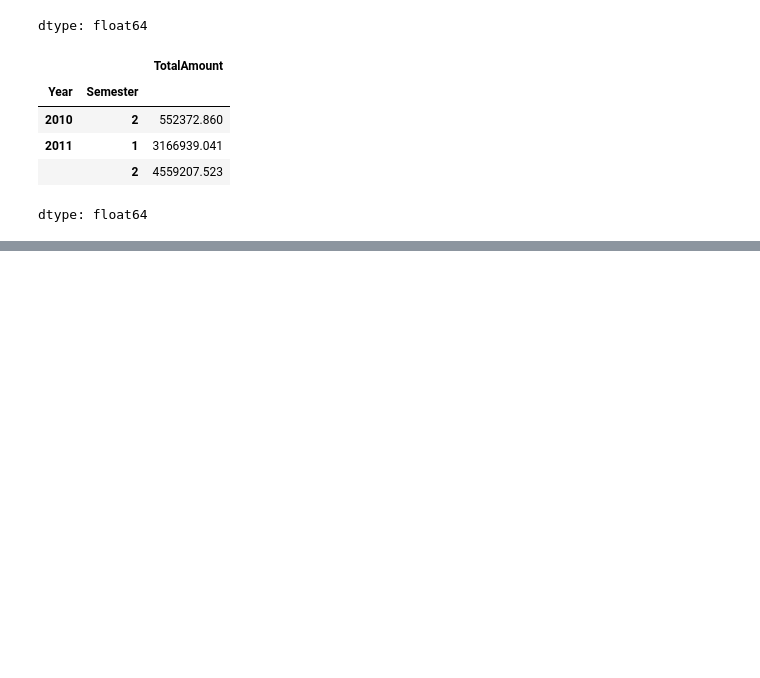
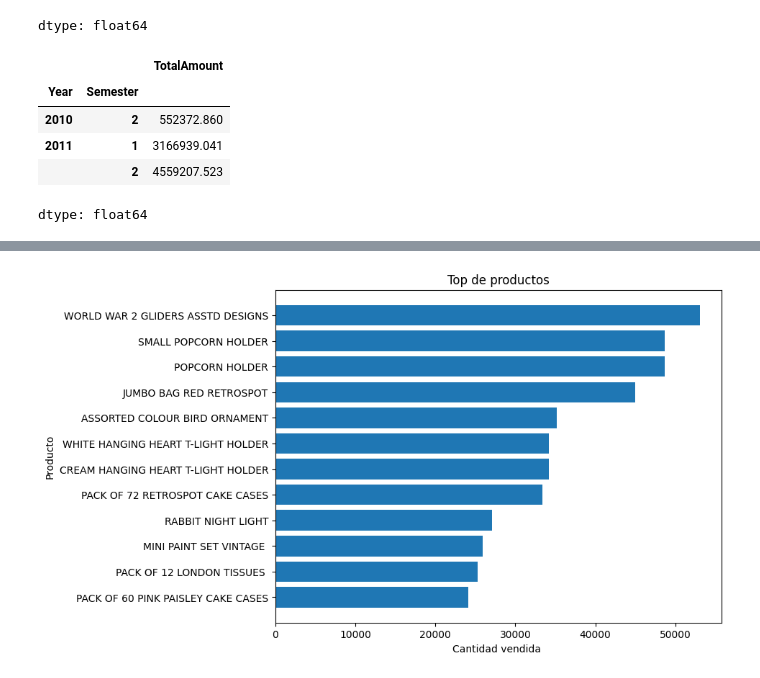
Before and after one commit to electrojam/Curso-de-Python-para-Ciencia-de-Datos, a Jupyter notebook: Clase29_30_31_Caso_de_Estudio_(Parte_I)_Limpieza_de_datos29_32.ipynb, the cells around one changed output, grey strips where cells are left out. Cells and saved outputs as stored; diff of their text form; code cells hidden in the pictures; blank space fills up the shorter version.

```diff
--- a/Clase29_30_31_Caso_de_Estudio_(Parte_I)_Limpieza_de_datos29_32.ipynb
+++ b/Clase29_30_31_Caso_de_Estudio_(Parte_I)_Limpieza_de_datos29_32.ipynb
@@ -215,0 +346,18 @@ dtype: float64
+# %%
+# Graficar productos Top10 más vendidos por cantidad
+top_products = data_cleaned.groupby(['StockCode'])['Quantity'].sum().sort_values(ascending=False).head(10)
+#Reseteamos los índices
+top_products = top_products.reset_index()
+top_products = pd.merge(top_products, data_cleaned[['StockCode', 'Description']].drop_duplicates(),
+                        on='StockCode', how='left')
+# %%
+plt.figure(figsize=(8,6))
+plt.barh(top_products['Description'], top_products['Quantity'] )
+plt.title('Top de productos')
+plt.xlabel('Cantidad vendida ')
+plt.ylabel('Producto')
+plt.gca().invert_yaxis()
+
+plt.show()
+# %% [output]
+[figure, added]
```
Also changed, not shown: parts of 11 cells of this notebook.
